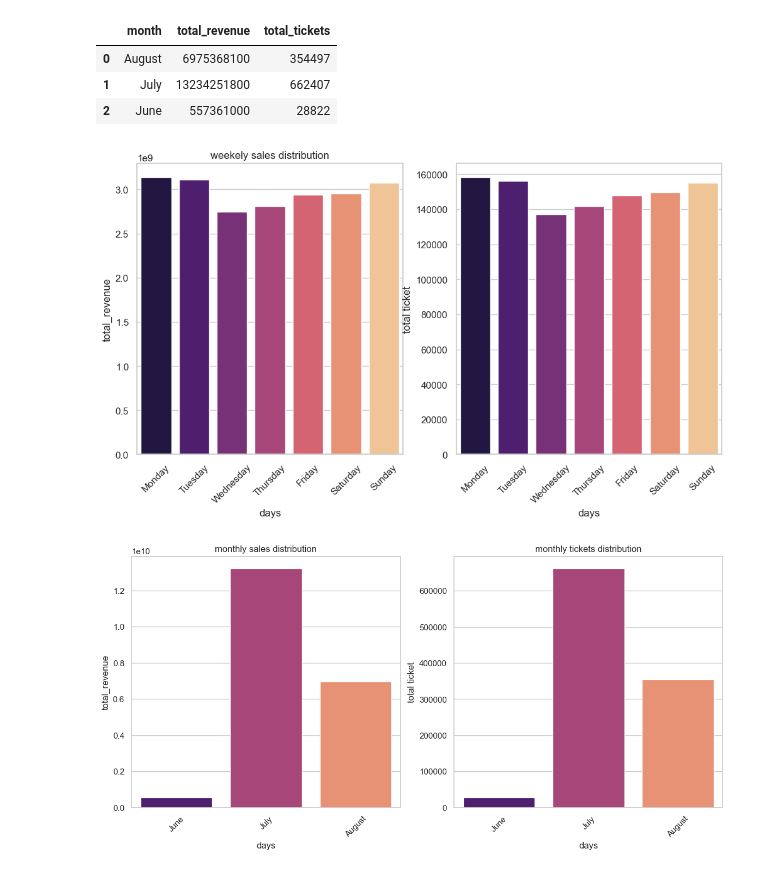
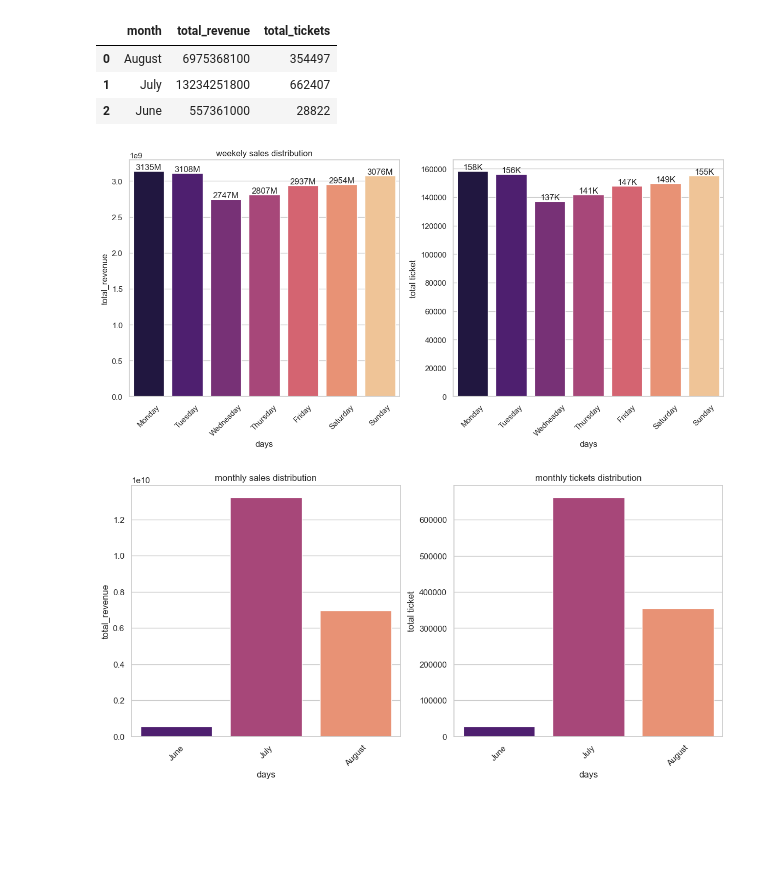
Before and after one commit to surajdjjadhav/Aircraft-Operations, a Jupyter notebook: airline.ipynb, the cells around one changed output. Saved outputs shown, nothing was run; the diff lists cells and outputs as text; code cells hidden in the pictures; blank space fills up the shorter version.

```diff
--- a/airline.ipynb
+++ b/airline.ipynb
@@ -583,5 +421,6 @@ rfm_segmentation
 # %%
-# Combine RFM segmentation with CLV segmentation to create a final customer segment
+
+
 def final_customer_segment(row):
     # High CLV: Premium Customer
     if row['clv_segmentation'] == 'High CLV'  :
@@ -602,8 +441,5 @@ def final_customer_segment(row):
     else:
         return 'Standard Customer'
 
-# Apply the function to create the final segment
-rfm_segmentation['final_segment'] = rfm_segmentation.apply(final_customer_segment, axis=1)
 
-# View the final segmentation
-print(rfm_segmentation[['passenger_id', 'final_segment']])
+rfm_segmentation["final_segment"] = rfm_segmentation[["clv_segmentation" , "total_travels"]].apply(final_customer_segment)
@@ -633,0 +446,6 @@ Name: total_investment, dtype: float64
+# %%
+
+rfm_segmentation["final_segment"] = rfm_segmentation[["clv_segmentation" , "total_travels"]].apply(final_customer_segment, axis = 1)
+
+
+rfm_segmentation
@@ -918,35 +776,39 @@ monthly_revenue
 # %%
 import pandas as pd
 
 # Define the correct order of days
 day_order = ["Monday", "Tuesday", "Wednesday", "Thursday", "Friday", "Saturday", "Sunday"]
 
 # # Convert 'day' column to categorical with the specified order
 weekely_revenue["day"] = pd.Categorical(weekely_revenue["day"], categories=day_order, ordered=True)
 
 # # Sort the DataFrame based on the categorical day order
 weekely_revenue = weekely_revenue.sort_values("day").reset_index(drop=True)
 
 # # Display the sorted DataFrame
 weekely_revenue
 
-plt.figure(figsize=(12,6))
+plt.figure(figsize=(15,6))
 plt.subplot(1,2,1)
 
-sns.barplot(data=weekely_revenue , x="day" ,y="total_revenue", palette="magma")
+ax = sns.barplot(data=weekely_revenue , x="day" ,y="total_revenue", palette="magma")
+for col in ax.containers:
+    ax.bar_label(col,[f'{int(label/1e6)}M' for label in col.datavalues])
 plt.ylabel("total_revenue")
 plt.xlabel("days")
 plt.title("weekely sales distribution")
 plt.xticks(rotation=45)
 
 plt.subplot(1,2,2)
-sns.barplot(data=weekely_revenue , x="day" ,y="total_tickets" , palette="magma")
+ax1 = sns.barplot(data=weekely_revenue , x="day" ,y="total_tickets" , palette="magma")
+for i in ax1.containers:
+    ax1.bar_label(i , [f'{int(label/1000)}K' for label in i.datavalues])
 plt.ylabel("total ticket")
 plt.xlabel("days")
 plt.xticks(rotation=45)
 plt.show()
 # %% [output]
-[figure, old version]
+[figure, new version]
 # %%
 month_order = ["June" , "July" , "August"]
 
```
Also changed, not shown: parts of 38 cells of this notebook.
